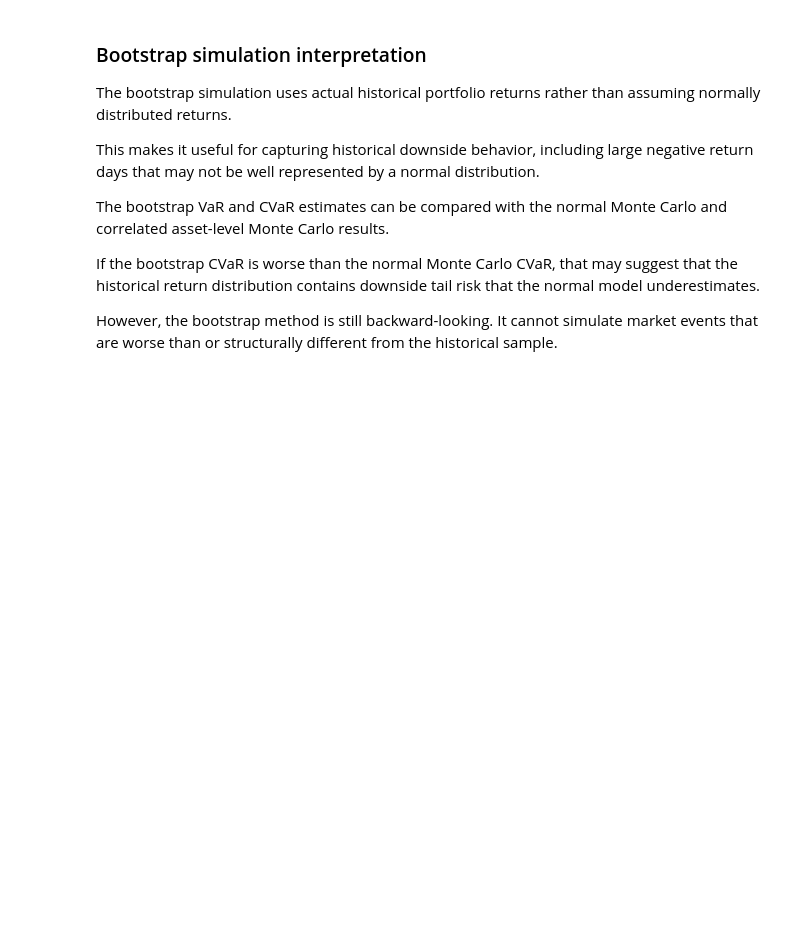
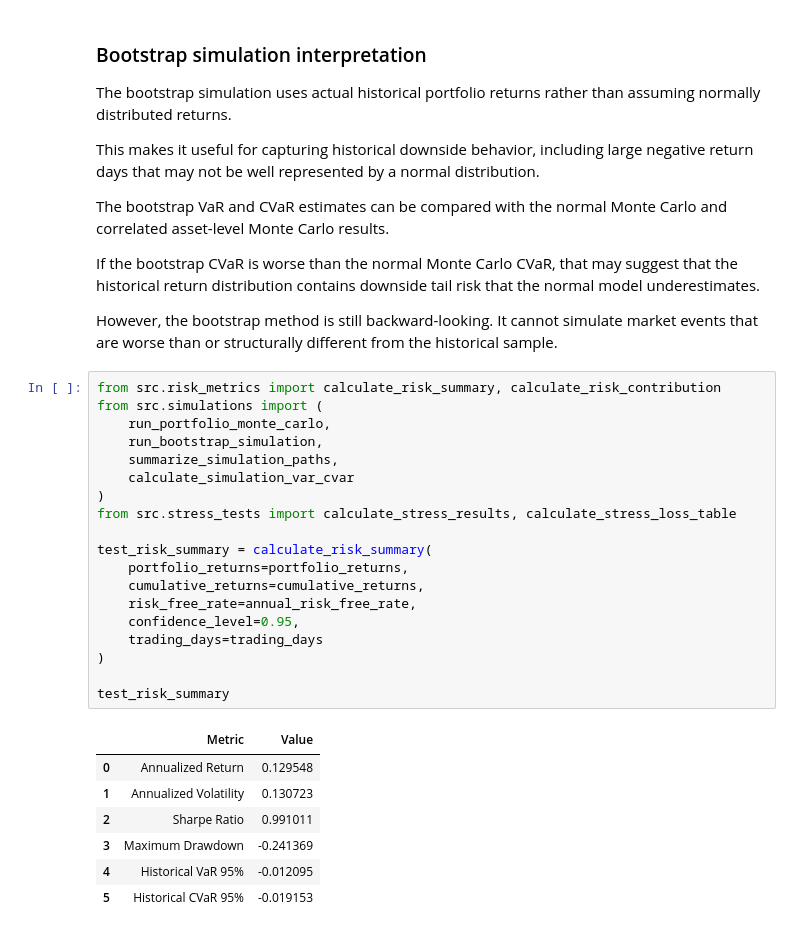
Before and after one commit to jimech/market-risk-analytics-python, a Jupyter notebook: notebooks/executed_01_portfolio_risk_modeling.ipynb, the cells around one changed output. Saved outputs shown, nothing was run; the diff lists cells and outputs as text; blank space fills up the shorter version.

```diff
--- a/notebooks/executed_01_portfolio_risk_modeling.ipynb
+++ b/notebooks/executed_01_portfolio_risk_modeling.ipynb
@@ -1870,3 +1880,30 @@ The bootstrap VaR and CVaR estimates can be compared with the normal Monte Carlo
 If the bootstrap CVaR is worse than the normal Monte Carlo CVaR, that may suggest that the historical return distribution contains downside tail risk that the normal model underestimates.
 
 However, the bootstrap method is still backward-looking. It cannot simulate market events that are worse than or structurally different from the historical sample.
+# %%
+from src.risk_metrics import calculate_risk_summary, calculate_risk_contribution
+from src.simulations import (
+    run_portfolio_monte_carlo,
+    run_bootstrap_simulation,
+    summarize_simulation_paths,
+    calculate_simulation_var_cvar
+)
+from src.stress_tests import calculate_stress_results, calculate_stress_loss_table
+
+test_risk_summary = calculate_risk_summary(
+    portfolio_returns=portfolio_returns,
+    cumulative_returns=cumulative_returns,
+    risk_free_rate=annual_risk_free_rate,
+    confidence_level=0.95,
+    trading_days=trading_days
+)
+
+test_risk_summary
+# %% [output]
+|  | Metric | Value |
+| 0 | Annualized Return | 0.129548 |
+| 1 | Annualized Volatility | 0.130723 |
+| 2 | Sharpe Ratio | 0.991011 |
+| 3 | Maximum Drawdown | -0.241369 |
+| 4 | Historical VaR 95% | -0.012095 |
+| 5 | Historical CVaR 95% | -0.019153 |
```
Also changed, not shown: parts of 35 cells of this notebook, 7 other files.
